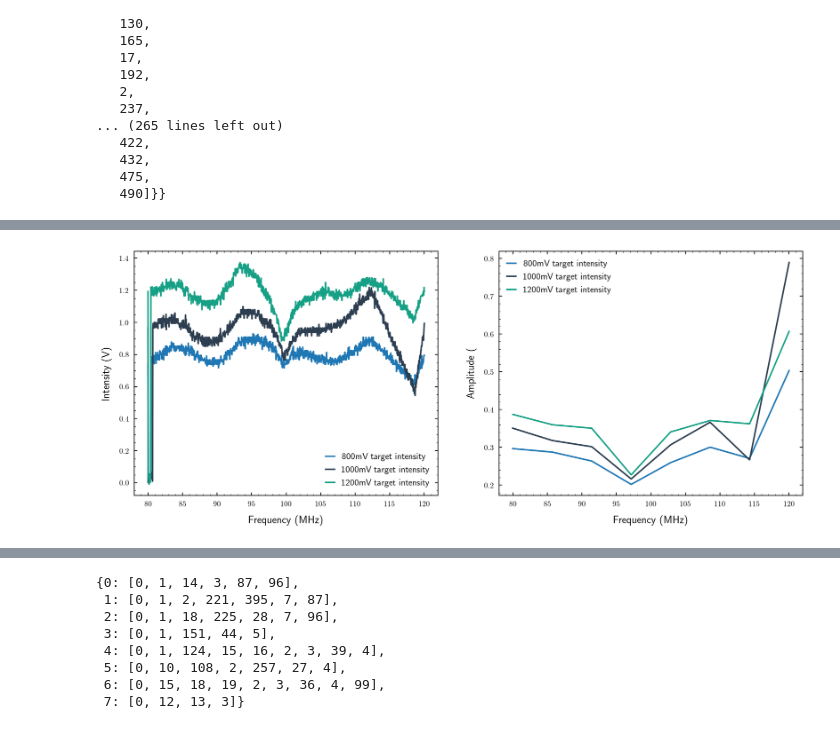
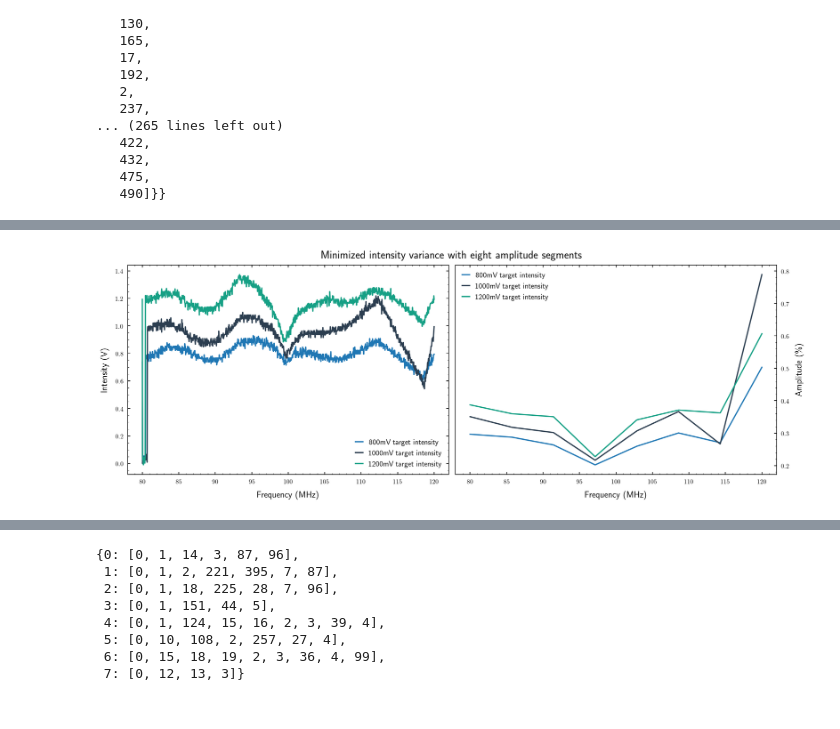
Before and after one commit to bodokaiser/bachelor-thesis, a Jupyter notebook: notebook/evaluation/intensity-optimization.ipynb, the cells around one changed output, grey strips where cells are left out. Cells and saved outputs as stored; diff of their text form; code cells hidden in the pictures.

```diff
--- a/notebook/evaluation/intensity-optimization.ipynb
+++ b/notebook/evaluation/intensity-optimization.ipynb
@@ -124,26 +165,27 @@ plt.show()
 # %%
-fig, axes = plt.subplots(ncols=2, figsize=(16, 6), sharex=True)
+fig, axes = plt.subplots(ncols=2, figsize=(16, 6))
+
+fig.suptitle('Minimized intensity variance with eight amplitude segments')
 
 axes[0].plot(final8_0800.frequency / 1e6, final8_0800.voltage, label='800mV target intensity')
 axes[0].plot(final8_1000.frequency / 1e6, final8_1000.voltage, label='1000mV target intensity', color='#2c3e50')
 axes[0].plot(final8_1200.frequency / 1e6, final8_1200.voltage, label='1200mV target intensity', color='#16a085')
 axes[0].set_ylabel('Intensity (V)')
 axes[0].set_xlabel('Frequency (MHz)')
 axes[0].legend()
 
 axes[1].plot(final8_0800.frequency / 1e6, final8_0800.amplitude, label='800mV target intensity')
 axes[1].plot(final8_1000.frequency / 1e6, final8_1000.amplitude, label='1000mV target intensity', color='#2c3e50')
 axes[1].plot(final8_1200.frequency / 1e6, final8_1200.amplitude, label='1200mV target intensity', color='#16a085')
-axes[1].set_ylabel('Amplitude (%)')
+axes[1].yaxis.tick_right()
+axes[1].yaxis.set_label_position("right")
+axes[1].set_ylabel('Amplitude (\%)')
 axes[1].set_xlabel('Frequency (MHz)')
 axes[1].legend()
 
+plt.tight_layout(rect=[0, 0.03, 1, 0.95])
 
-#for axis in axes:
-#    axis.set_xlabel('Frequency (MHz)')
-#    axis.set_ylabel('Intensity (V)')
-
-#plt.savefig(os.path.join(figuredir, 'target-intensities.pdf'))
+plt.savefig(os.path.join(figuredir, 'intensity-amplitude.pdf'))
 plt.show()
 # %% [output]
-[figure, old version]
+[figure, new version]
```
Also changed, not shown: parts of 17 cells of this notebook, 6 other files.
